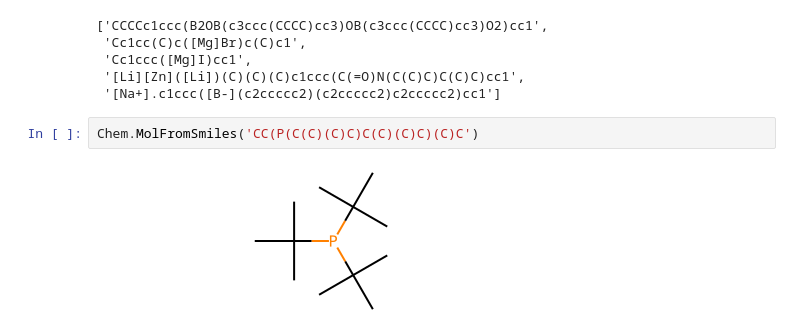
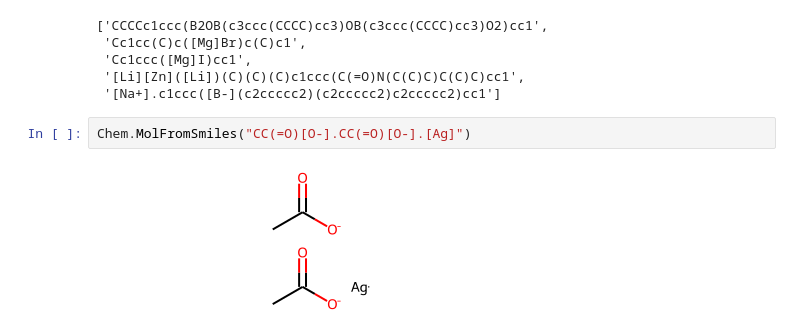
Before and after one commit to truejulosdu13/NiCOlit, a Jupyter notebook: notebooks/DFT_missing.ipynb, the cells around one changed output. Cells and saved outputs as stored; diff of their text form.

```diff
--- a/notebooks/DFT_missing.ipynb
+++ b/notebooks/DFT_missing.ipynb
@@ -129,7 +129,7 @@ missing_ax
  'Cc1ccc([Mg]I)cc1',
  '[Li][Zn]([Li])(C)(C)(C)c1ccc(C(=O)N(C(C)C)C(C)C)cc1',
  '[Na+].c1ccc([B-](c2ccccc2)(c2ccccc2)c2ccccc2)cc1']
-# %%
-Chem.MolFromSmiles('CC(P(C(C)(C)C)C(C)(C)C)(C)C')
-# %% [output]
-[figure, removed]
+# %%
+Chem.MolFromSmiles("CC(=O)[O-].CC(=O)[O-].[Ag]")
+# %% [output]
+[figure, added]
```
Also changed, not shown: 3 other files.
